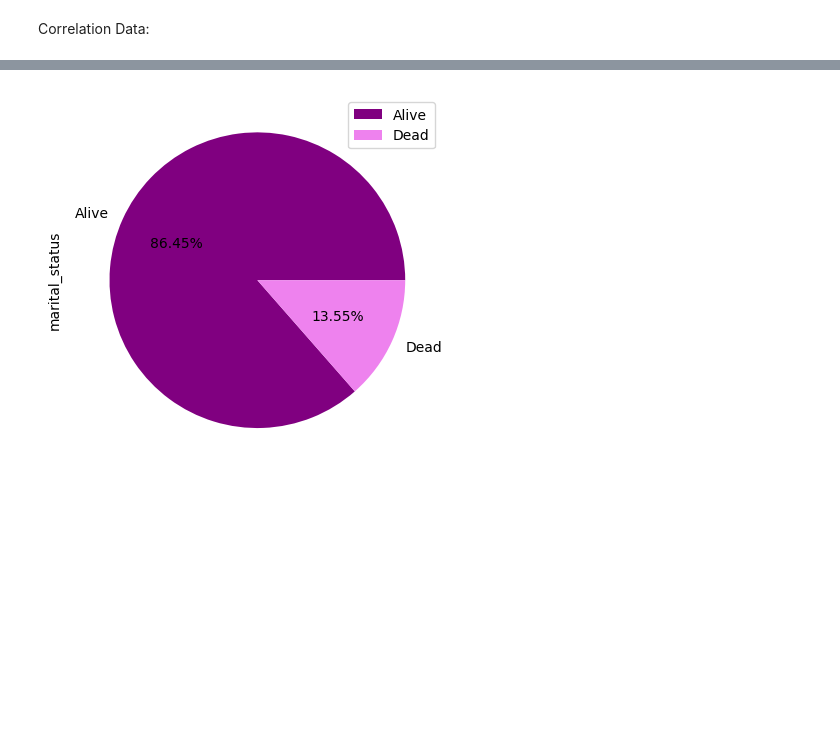
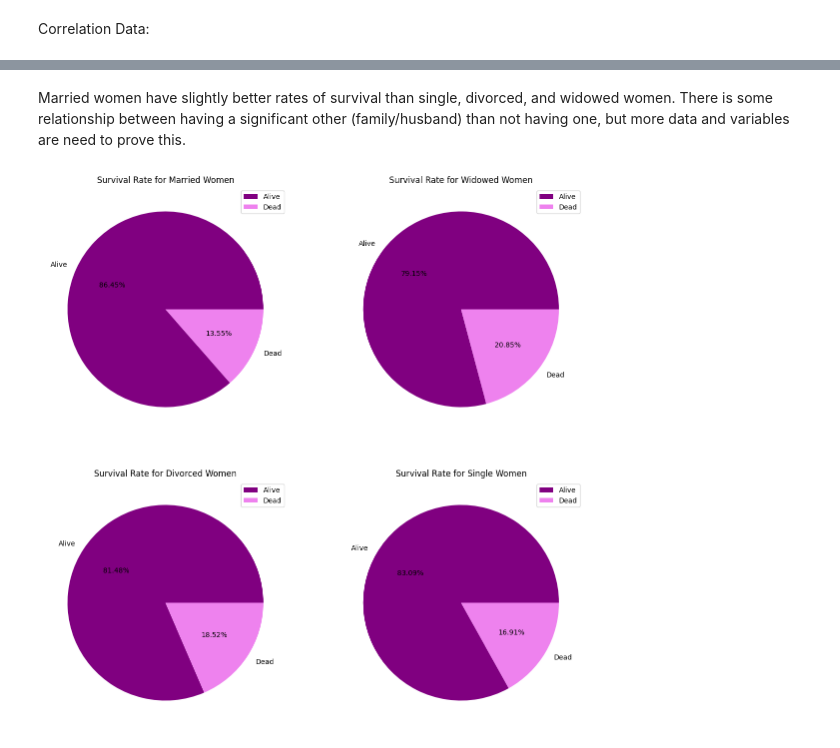
Before and after one commit to Chris-Vuong/breast-cancer, a Jupyter notebook: breast-cancer-analysis.ipynb, the cells around one changed output, grey strips where cells are left out. Saved outputs shown, nothing was run; the diff lists cells and outputs as text; code cells hidden in the pictures; blank space fills up the shorter version.

Commit message:
added more marital status survival rate plots

```diff
--- a/breast-cancer-analysis.ipynb
+++ b/breast-cancer-analysis.ipynb
@@ -182,6 +182,47 @@ Survival Months                     -0.135214         1.000000
-# %%
-df_married = df.loc[df["marital_status"] == "Married", ["marital_status", "status"]].groupby(by=["status"]).count()
-df_married.plot.pie(y = "marital_status", autopct = "%.2f%%", colors = ['purple', 'violet'])
-plt.show()
-# %% [output]
-[figure, removed]
+# %% [markdown]
+Married women have slightly better rates of survival than single, divorced, and widowed women. There is some relationship
+between having a significant other (family/husband) than not having one, but more data and variables are need to prove
+this.
+# %%
+df_married = df.loc[df["marital_status"] == "Married", ["marital_status", "status"]].groupby(by=["status"]).count()
+df_divorced = df.loc[df["marital_status"] == "Divorced", ["marital_status", "status"]].groupby(by=["status"]).count()
+df_widow = df.loc[df["marital_status"] == "Widowed", ["marital_status", "status"]].groupby(by=["status"]).count()
+df_single = df.loc[df["marital_status"] == "Single ", ["marital_status", "status"]].groupby(by=["status"]).count()
+
+fpie, axes = plt.subplots(2, 2, figsize=(14,14))
+
+df_married.plot.pie(
+    y = "marital_status",
+    autopct = "%.2f%%",
+    ax = axes[0, 0],
+    colors = ['purple', 'violet'],
+    ylabel = '',
+    title = 'Survival Rate for Married Women')
+
+df_divorced.plot.pie(
+    y = "marital_status",
+    autopct = "%.2f%%",
+    ax = axes[1,0],
+    colors = ['purple', 'violet'],
+    ylabel = '',
+    title = 'Survival Rate for Divorced Women')
+
+df_widow.plot.pie(
+    y = "marital_status",
+    autopct = "%.2f%%",
+    ax = axes[0, 1],
+    colors = ['purple', 'violet'],
+    ylabel = '',
+    title = 'Survival Rate for Widowed Women')
+
+df_single.plot.pie(
+    y = "marital_status",
+    autopct = "%.2f%%",
+    ax = axes[1, 1],
+    colors = ['purple', 'violet'],
+    ylabel = '',
+    title = 'Survival Rate for Single Women')
+
+plt.show()
+# %% [output]
+[figure, added]
```
Also changed, not shown: parts of 2 cells of this notebook.
